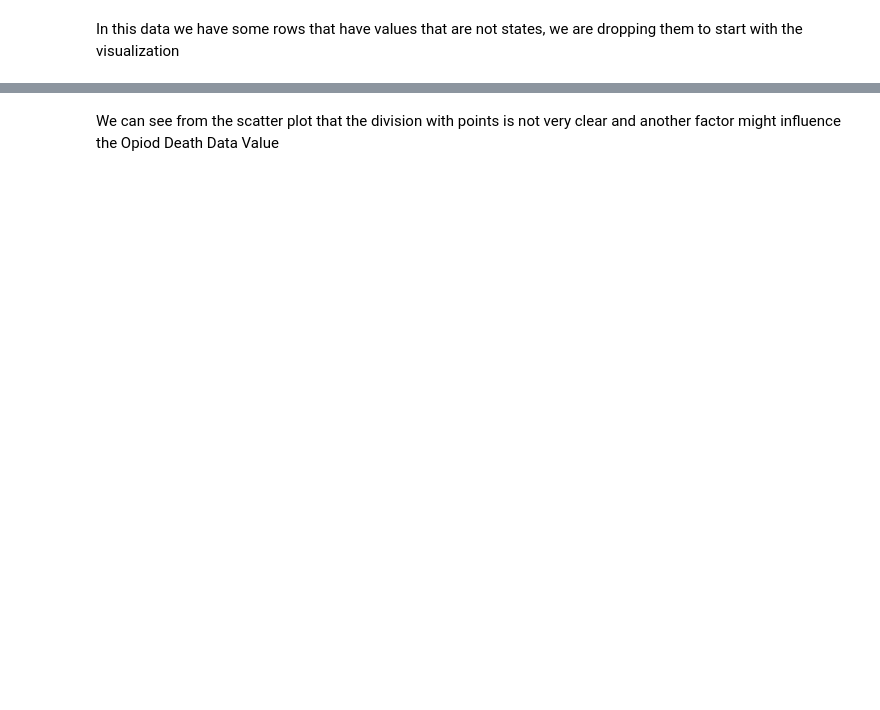
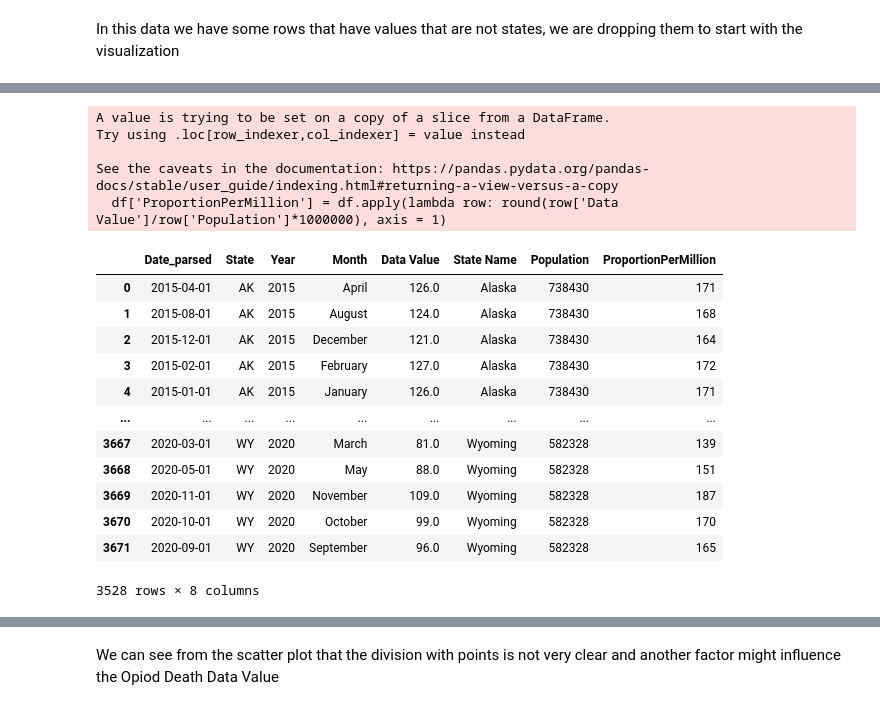
Before and after one commit to saipriya0209/101_5_Assignments, a Jupyter notebook: assignment_notebooks/Week2_Visualization.ipynb, the cells around one changed output, grey strips where cells are left out. Saved outputs shown, nothing was run; the diff lists cells and outputs as text; code cells hidden in the pictures; blank space fills up the shorter version.

```diff
--- a/assignment_notebooks/Week2_Visualization.ipynb
+++ b/assignment_notebooks/Week2_Visualization.ipynb
@@ -52 +65,25 @@ len(df['State Name'].unique())
+# %%
+#make a proportion of deaths based on population column to use for our graphs
+# but the proportion is would be too low we can make it proportion per million to visualize it better
+df['ProportionPerMillion'] = df.apply(lambda row: round(row['Data Value']/row['Population']*1000000), axis = 1)
+df
+# %% [output]
+A value is trying to be set on a copy of a slice from a DataFrame.
+Try using .loc[row_indexer,col_indexer] = value instead
+
+See the caveats in the documentation: https://pandas.pydata.org/pandas-docs/stable/user_guide/indexing.html#returning-a-view-versus-a-copy
+  df['ProportionPerMillion'] = df.apply(lambda row: round(row['Data Value']/row['Population']*1000000), axis = 1)
+|  | Date_parsed | State | Year | Month | Data Value | State Name | Population | ProportionPerMillion |
+| 0 | 2015-04-01 | AK | 2015 | April | 126.0 | Alaska | 738430 | 171 |
+| 1 | 2015-08-01 | AK | 2015 | August | 124.0 | Alaska | 738430 | 168 |
+| 2 | 2015-12-01 | AK | 2015 | December | 121.0 | Alaska | 738430 | 164 |
+| 3 | 2015-02-01 | AK | 2015 | February | 127.0 | Alaska | 738430 | 172 |
+| 4 | 2015-01-01 | AK | 2015 | January | 126.0 | Alaska | 738430 | 171 |
+| ... | ... | ... | ... | ... | ... | ... | ... | ... |
+| 3667 | 2020-03-01 | WY | 2020 | March | 81.0 | Wyoming | 582328 | 139 |
+| 3668 | 2020-05-01 | WY | 2020 | May | 88.0 | Wyoming | 582328 | 151 |
+| 3669 | 2020-11-01 | WY | 2020 | November | 109.0 | Wyoming | 582328 | 187 |
+| 3670 | 2020-10-01 | WY | 2020 | October | 99.0 | Wyoming | 582328 | 170 |
+| 3671 | 2020-09-01 | WY | 2020 | September | 96.0 | Wyoming | 582328 | 165 |
+3528 rows × 8 columns
 # %%
```
Also changed, not shown: parts of 10 cells of this notebook, 1 other file.
